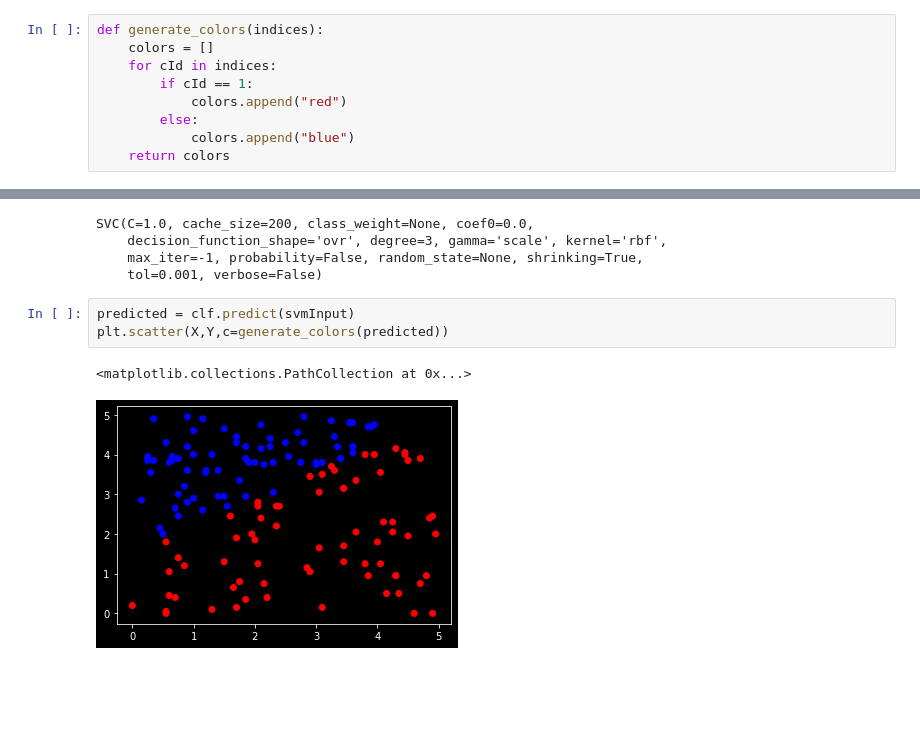
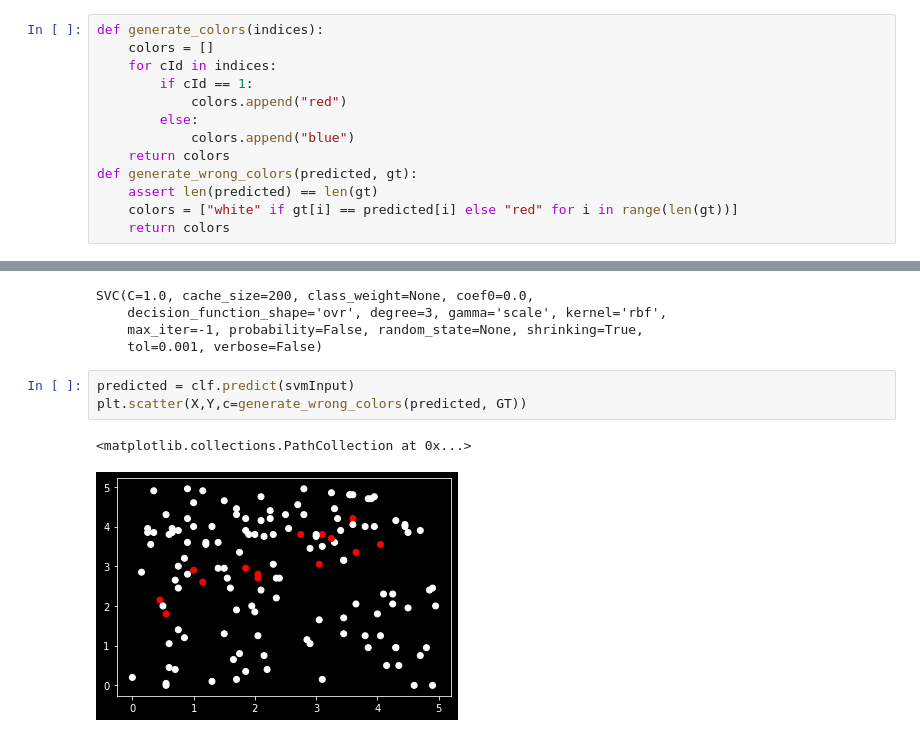
Before and after one commit to theazgra/dataAnalysisCourse, a Jupyter notebook: MAD_III/svm.ipynb, the cells around one changed output, grey strips where cells are left out. Saved outputs shown, nothing was run; the diff lists cells and outputs as text; blank space fills up the shorter version.

```diff
--- a/MAD_III/svm.ipynb
+++ b/MAD_III/svm.ipynb
@@ -20,6 +20,10 @@ def generate_colors(indices):
         else:
             colors.append("blue")
     return colors
+def generate_wrong_colors(predicted, gt):
+    assert len(predicted) == len(gt)
+    colors = ["white" if gt[i] == predicted[i] else "red" for i in range(len(gt))]
+    return colors
 # %%
 X = list(data[0])
 Y = list(data[1])
@@ -42,10 +46,10 @@ SVC(C=1.0, cache_size=200, class_weight=None, coef0=0.0,
     tol=0.001, verbose=False)
 # %%
 predicted = clf.predict(svmInput)
-plt.scatter(X,Y,c=generate_colors(predicted))
+plt.scatter(X,Y,c=generate_wrong_colors(predicted, GT))
 # %% [output]
 <matplotlib.collections.PathCollection at 0x...>
-[figure, old version]
+[figure, new version]
 # %%
 k = 4
 kFold = KFold(n_splits=k,shuffle=False)
```
Also changed, not shown: parts of 1 cell of this notebook.
